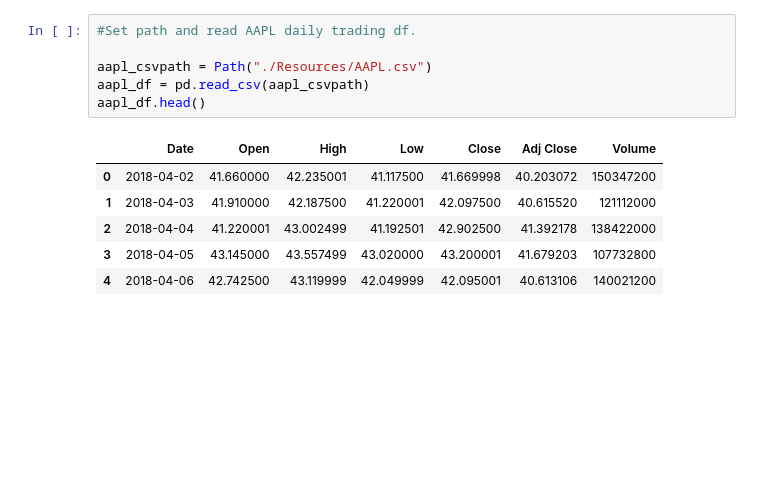
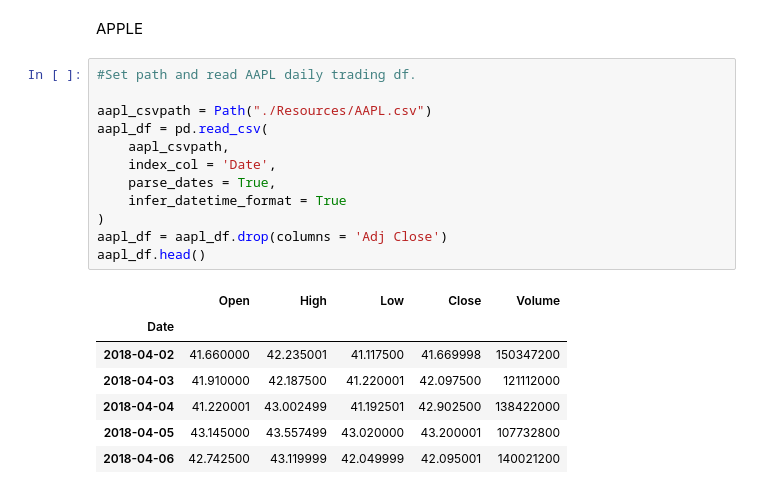
Before and after one commit to stk714/SocialMediaBets, a Jupyter notebook: combined_df.ipynb, the cells around one changed output. Drawn from its saved outputs; the diff is of its cells as text; blank space fills up the shorter version.

```diff
--- a/combined_df.ipynb
+++ b/combined_df.ipynb
@@ -11,13 +15,22 @@ import numpy as np
+# %% [markdown]
+APPLE
 # %%
 #Set path and read AAPL daily trading df.
 
 aapl_csvpath = Path("./Resources/AAPL.csv")
-aapl_df = pd.read_csv(aapl_csvpath)
+aapl_df = pd.read_csv(
+    aapl_csvpath,
+    index_col = 'Date',
+    parse_dates = True,
+    infer_datetime_format = True
+)
+aapl_df = aapl_df.drop(columns = 'Adj Close')
 aapl_df.head()
 # %% [output]
-|  | Date | Open | High | Low | Close | Adj Close | Volume |
-| 0 | 2018-04-02 | 41.660000 | 42.235001 | 41.117500 | 41.669998 | 40.203072 | 150347200 |
-| 1 | 2018-04-03 | 41.910000 | 42.187500 | 41.220001 | 42.097500 | 40.615520 | 121112000 |
-| 2 | 2018-04-04 | 41.220001 | 43.002499 | 41.192501 | 42.902500 | 41.392178 | 138422000 |
-| 3 | 2018-04-05 | 43.145000 | 43.557499 | 43.020000 | 43.200001 | 41.679203 | 107732800 |
-| 4 | 2018-04-06 | 42.742500 | 43.119999 | 42.049999 | 42.095001 | 40.613106 | 140021200 |
+|  | Open | High | Low | Close | Volume |
+| Date |  |  |  |  |  |
+| 2018-04-02 | 41.660000 | 42.235001 | 41.117500 | 41.669998 | 150347200 |
+| 2018-04-03 | 41.910000 | 42.187500 | 41.220001 | 42.097500 | 121112000 |
+| 2018-04-04 | 41.220001 | 43.002499 | 41.192501 | 42.902500 | 138422000 |
+| 2018-04-05 | 43.145000 | 43.557499 | 43.020000 | 43.200001 | 107732800 |
+| 2018-04-06 | 42.742500 | 43.119999 | 42.049999 | 42.095001 | 140021200 |
```
Also changed, not shown: parts of 25 cells of this notebook, 1 other file.
